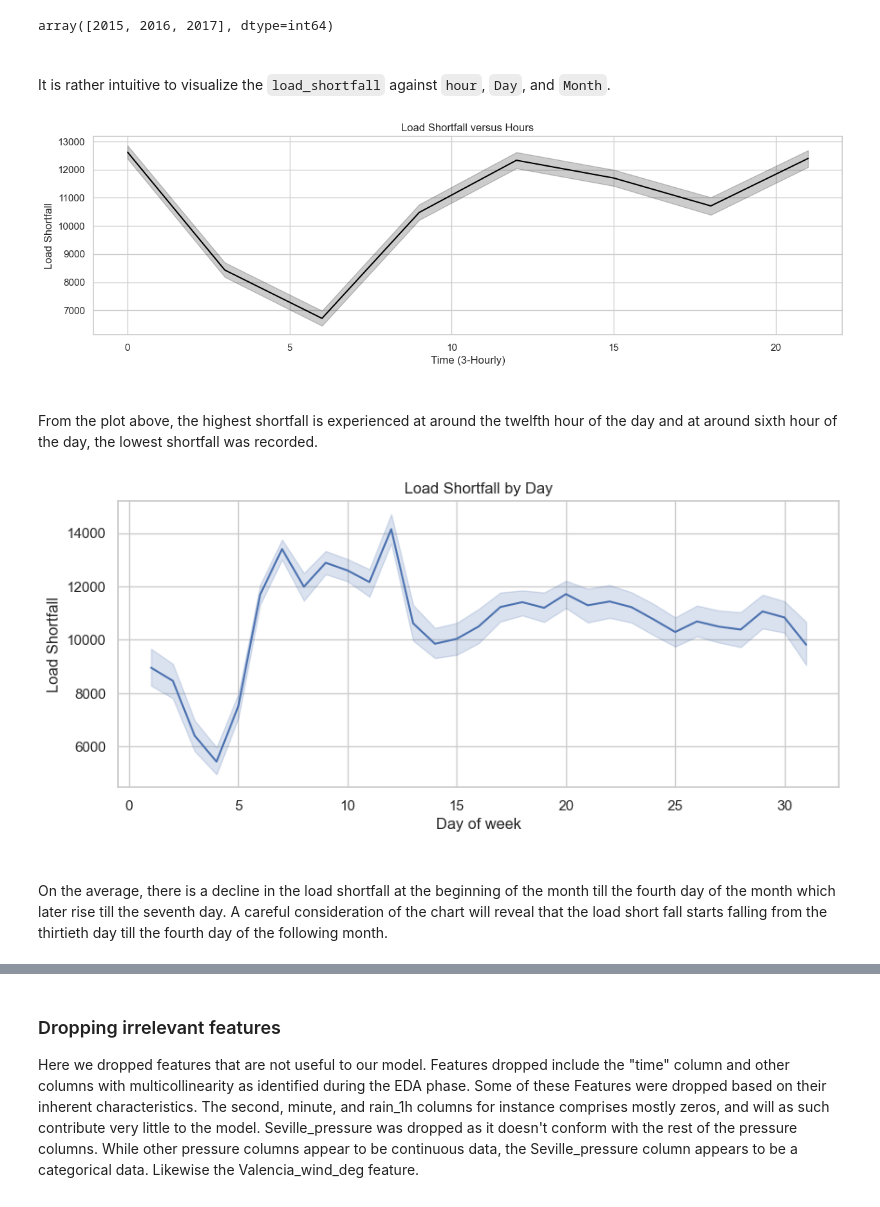
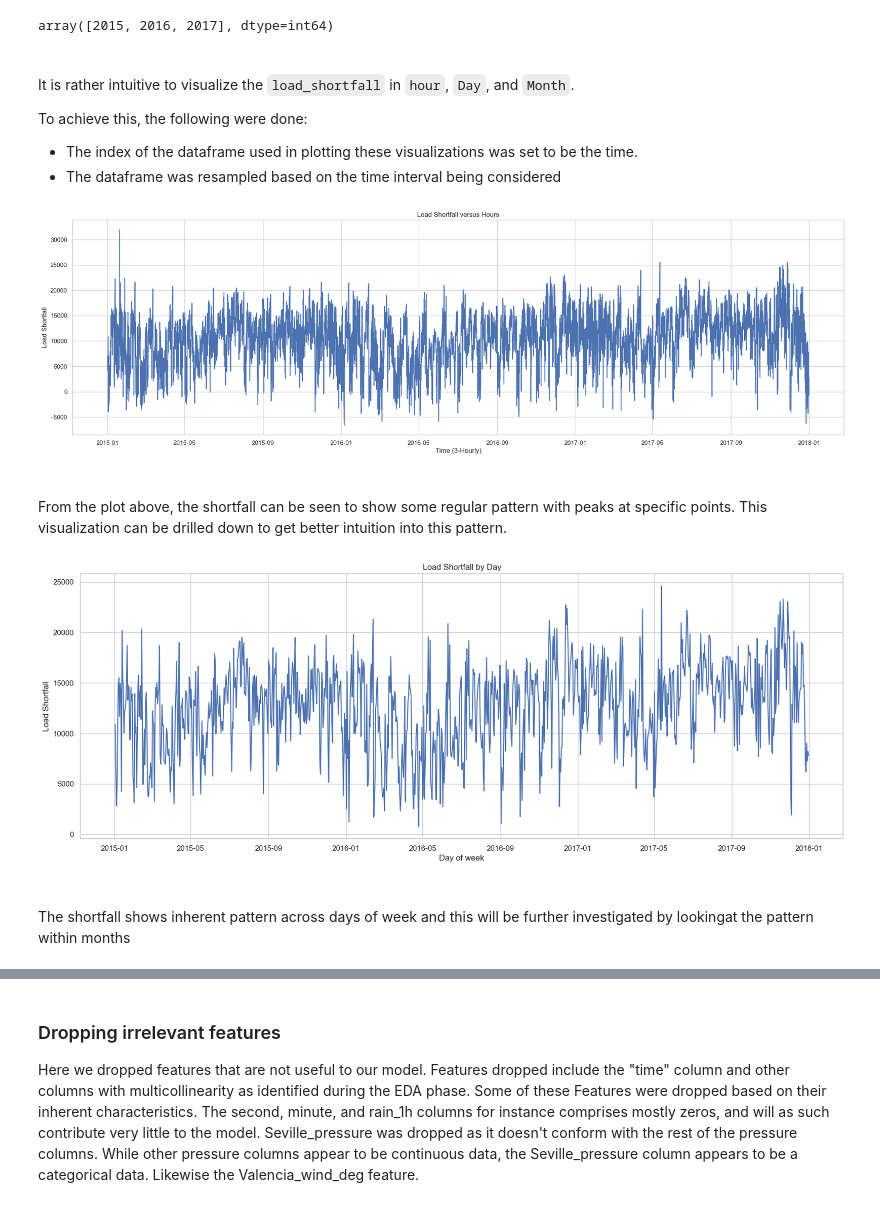
Before and after one commit to YinkaOlusola/Energy_Demand_Shortfall_Prediction-Advanced_Regression, a Jupyter notebook: project_notebook.ipynb, the cells around one changed output, grey strips where cells are left out. Saved outputs shown, nothing was run; the diff lists cells and outputs as text; code cells hidden in the pictures.

Commit message:
Exploratory Data Analysis of load_short_fall pattern

```diff
--- a/project_notebook.ipynb
+++ b/project_notebook.ipynb
@@ -583,47 +583,52 @@ array([2015, 2016, 2017], dtype=int64)
 # %% [markdown]
 <br>
 
-It is rather intuitive to visualize the `load_shortfall` against `hour`, `Day`, and `Month`.
+It is rather intuitive to visualize the `load_shortfall` in `hour`, `Day`, and `Month`.
+
+To achieve this, the following were done:
+ - The index of the dataframe used in plotting these visualizations was set to be the time.
+ - The dataframe was resampled based on the time interval being considered
 # %%
-# Visualizing the load_shortfall as a function of hour
+# Visualizing the load_shortfall for every 3 hours intervals
 
 print()
 
-plt.figure(figsize=(15, 4))
+plt.figure(figsize=(25, 7))
 
-sns.set_context('poster', font_scale=4)
+sns.set_context('poster', font_scale=8)
 sns.set(style="whitegrid") # Style for the plot
 
-sns.lineplot(data=df_clean_train, x='hour', y='load_shortfall_3h', color='black')
+plt.plot(df_clean_train.set_index('time').resample('H').ffill()['load_shortfall_3h'])
 
 plt.title("Load Shortfall versus Hours")
 plt.xlabel("Time (3-Hourly)")
 plt.ylabel("Load Shortfall")
 plt.show()
 # %% [output]
-[figure, old version]
+[figure, new version]
 # %% [markdown]
 <br>
 
-From the plot above, the highest shortfall is experienced at around the twelfth hour of the day and at around sixth hour of the day, the lowest shortfall was recorded.
+From the plot above, the shortfall can be seen to show some regular pattern with peaks at specific points. This visualization can be drilled down to get better intuition into this pattern.
 # %%
-# Visualizing the load_shortfall as a function of hour
+# Visualizing the load_shortfall for every day
 
-plt.figure(figsize=(10, 4)) # Setting the figure size
+plt.figure(figsize=(20, 7)) # Setting the figure size
 
 sns.set_context('poster', font_scale=4)
 sns.set(style="whitegrid")
 
-sns.lineplot(data=df_clean_train, x='Day', y='load_shortfall_3h')
+#sns.lineplot(data=df_clean_train, x='Day', y='load_shortfall_3h')
+plt.plot(df_clean_train.set_index('time').resample('D').ffill()['load_shortfall_3h'])
 
 plt.title("Load Shortfall by Day")
 plt.xlabel("Day of week")
 plt.ylabel("Load Shortfall")
 plt.show()
 # %% [output]
-[figure, old version]
+[figure, new version]
 # %% [markdown]
 <br>
 
-On the average, there is a decline in the load shortfall at the beginning of the month till the fourth day of the month which later rise till the seventh day. A careful consideration of the chart will reveal that the load short fall starts falling from the thirtieth day till the fourth day of the following month.
+The shortfall shows inherent pattern across days of week and this will be further investigated by lookingat the pattern within months
 # %%
```
Also changed, not shown: parts of 16 cells of this notebook.
